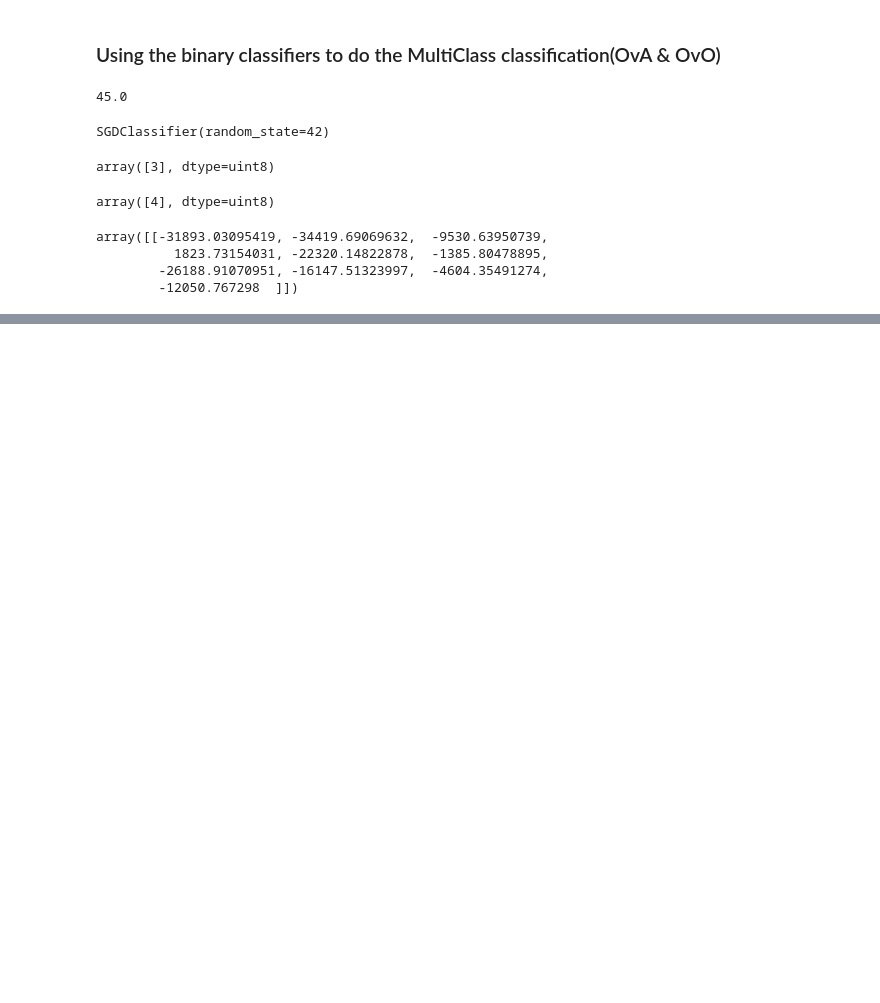
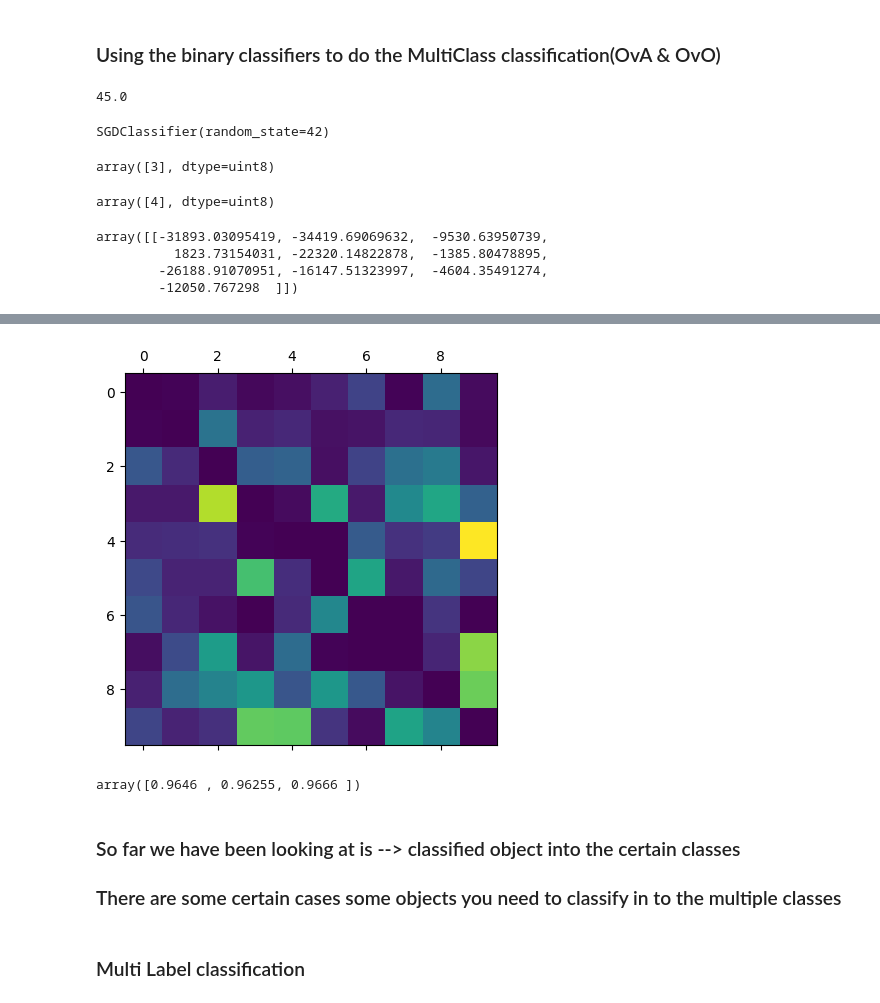
Before and after one commit to savindumahasen/CalifoniaHousingPrices, a Jupyter notebook: CalifoniaDataSetAnalysis.ipynb, the cells around one changed output, grey strips where cells are left out. Drawn from its saved outputs; the diff is of its cells as text; code cells hidden in the pictures; blank space fills up the shorter version.

Commit message:
completed the classification algorithms and  support vector model creation

```diff
--- a/CalifoniaDataSetAnalysis.ipynb
+++ b/CalifoniaDataSetAnalysis.ipynb
@@ -1716,0 +1815,3 @@ array([[-31893.03095419, -34419.69069632,  -9530.63950739,
+# %%
+row_sum=conf_mx.sum(axis=1, keepdims=True)
+row_sum
@@ -1716,0 +1829,3 @@ array([[-31893.03095419, -34419.69069632,  -9530.63950739,
+# %%
+norm_conf_mx= conf_mx/row_sum
+norm_conf_mx
@@ -1716,0 +1850,6 @@ array([[-31893.03095419, -34419.69069632,  -9530.63950739,
+# %%
+np.fill_diagonal(norm_conf_mx, 0)
+plt.matshow(norm_conf_mx)
+plt.show()
+# %% [output]
+[figure, added]
@@ -1716,0 +1859,4 @@ array([[-31893.03095419, -34419.69069632,  -9530.63950739,
+# %%
+cross_val_score
+# %% [output]
+array([0.9646 , 0.96255, 0.9666 ])
@@ -1716,0 +1871,5 @@ array([[-31893.03095419, -34419.69069632,  -9530.63950739,
+# %% [markdown]
+### So far we have been looking at is --> classified object into the certain  classes
+### There are some certain  cases some objects you  need to  classify in to the multiple classes
+# %% [markdown]
+### Multi Label classification
```
Also changed, not shown: parts of 53 cells of this notebook.
